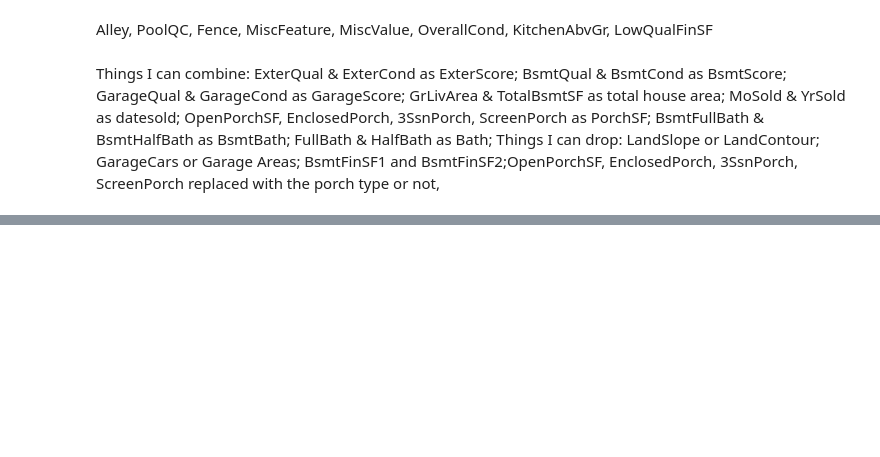
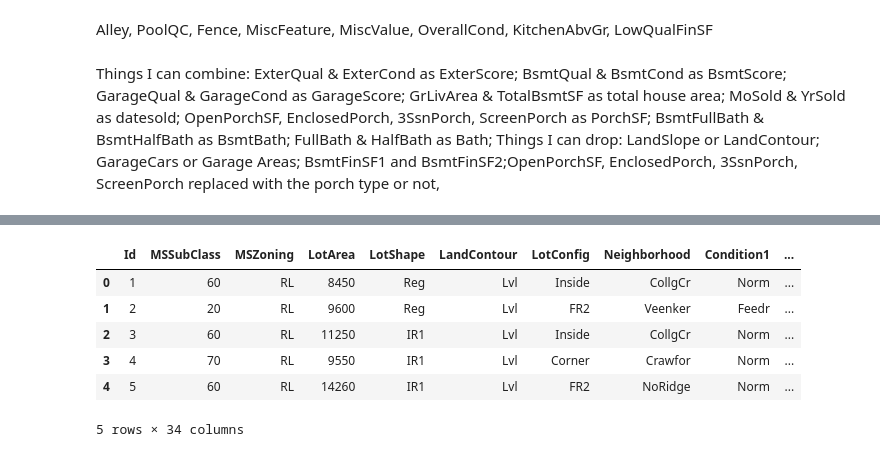
Before and after one commit to csun-data-science-bootcamp-19/Feature-Engineering-7, a Jupyter notebook: FeatureEngineering.ipynb, the cells around one changed output, grey strips where cells are left out. Cells and saved outputs as stored; diff of their text form; code cells hidden in the pictures; blank space fills up the shorter version.

```diff
--- a/FeatureEngineering.ipynb
+++ b/FeatureEngineering.ipynb
@@ -92,7 +92,7 @@ train['DateSold']=train['YrSold']+(1/12)*train['MoSold']
 # %%
 train.drop(columns=['Alley','PoolQC','Fence','MiscFeature','BsmtFinSF1','BsmtFinSF2','PoolArea','BsmtFullBath',
                     'BsmtHalfBath','FullBath','HalfBath','MiscVal','OpenPorchSF','EnclosedPorch','3SsnPorch',
-                    'ScreenPorch','LowQualFinSF','YrSold','MoSold','1stFlrSF','2ndFlrSF','GarageArea'
+                    'ScreenPorch','LowQualFinSF','YrSold','MoSold','1stFlrSF','2ndFlrSF','GarageArea','FireplaceQu'
                    ], axis=1, inplace=True)
 # %%
 train.head()
@@ -135,2 +138,3 @@ SaleCondition 1198 percentage: 0.8205479452054795
 # %%
-train.drop(['Street','Utilities','Condition2','RoofMatl','Heating','KitchenAbvGr'],axis=1,inplace=True)
+train.drop(['Street','Utilities','Condition2','RoofMatl','Heating','KitchenAbvGr','PavedDrive','LandSlope',
+            'CentralAir','Electrical','Functional','BsmtCond','GarageQual','GarageCond'],axis=1,inplace=True)
@@ -136,0 +171,11 @@ train.drop(['Street','Utilities','Condition2','RoofMatl','Heating','KitchenAbvGr
+# %%
+train.loc[:,"LotFrontage"]=train.loc[:,"LotFrontage"].fillna(0)
+train.loc[:,"MasVnrArea"]=train.loc[:,"MasVnrArea"].fillna(0)
+train.loc[:,"BsmtQual"]=train.loc[:,"BsmtQual"].fillna("No")
+train.loc[:,"BsmtExposure"]=train.loc[:,"BsmtExposure"].fillna("No")
+train.loc[:,"BsmtFinType1"]=train.loc[:,"BsmtFinType1"].fillna("No")
+train.loc[:,"BsmtFinType2"]=train.loc[:,"BsmtFinType2"].fillna("No")
+train.loc[:,"GarageType"]=train.loc[:,"GarageType"].fillna("No")
+train.loc[:,"GarageFinish"]=train.loc[:,"GarageFinish"].fillna("No")
+train.loc[:,"GarageYrBlt"]=train.loc[:,"GarageYrBlt"].fillna(0)
+train.loc[:,"MasVnrType"]=train.loc[:,"MasVnrType"].fillna("No")
@@ -136,0 +196,14 @@ train.drop(['Street','Utilities','Condition2','RoofMatl','Heating','KitchenAbvGr
+# %%
+train.drop(['LotFrontage','OverallCond','YearRemodAdd','Exterior2nd','MasVnrType','MasVnrArea',
+            'ExterCond','BsmtExposure','BsmtFinType1','BsmtFinType2','HeatingQC','BedroomAbvGr',
+            'Fireplaces','GarageYrBlt','WoodDeckSF'],axis=1,inplace=True)
+# %%
+train.head()
+# %% [output]
+|  | Id | MSSubClass | MSZoning | LotArea | LotShape | LandContour | LotConfig | Neighborhood | Condition1 | ... |
+| 0 | 1 | 60 | RL | 8450 | Reg | Lvl | Inside | CollgCr | Norm | ... |
+| 1 | 2 | 20 | RL | 9600 | Reg | Lvl | FR2 | Veenker | Feedr | ... |
+| 2 | 3 | 60 | RL | 11250 | IR1 | Lvl | Inside | CollgCr | Norm | ... |
+| 3 | 4 | 70 | RL | 9550 | IR1 | Lvl | Corner | Crawfor | Norm | ... |
+| 4 | 5 | 60 | RL | 14260 | IR1 | Lvl | FR2 | NoRidge | Norm | ... |
+5 rows × 34 columns
```
Also changed, not shown: parts of 5 cells of this notebook.
